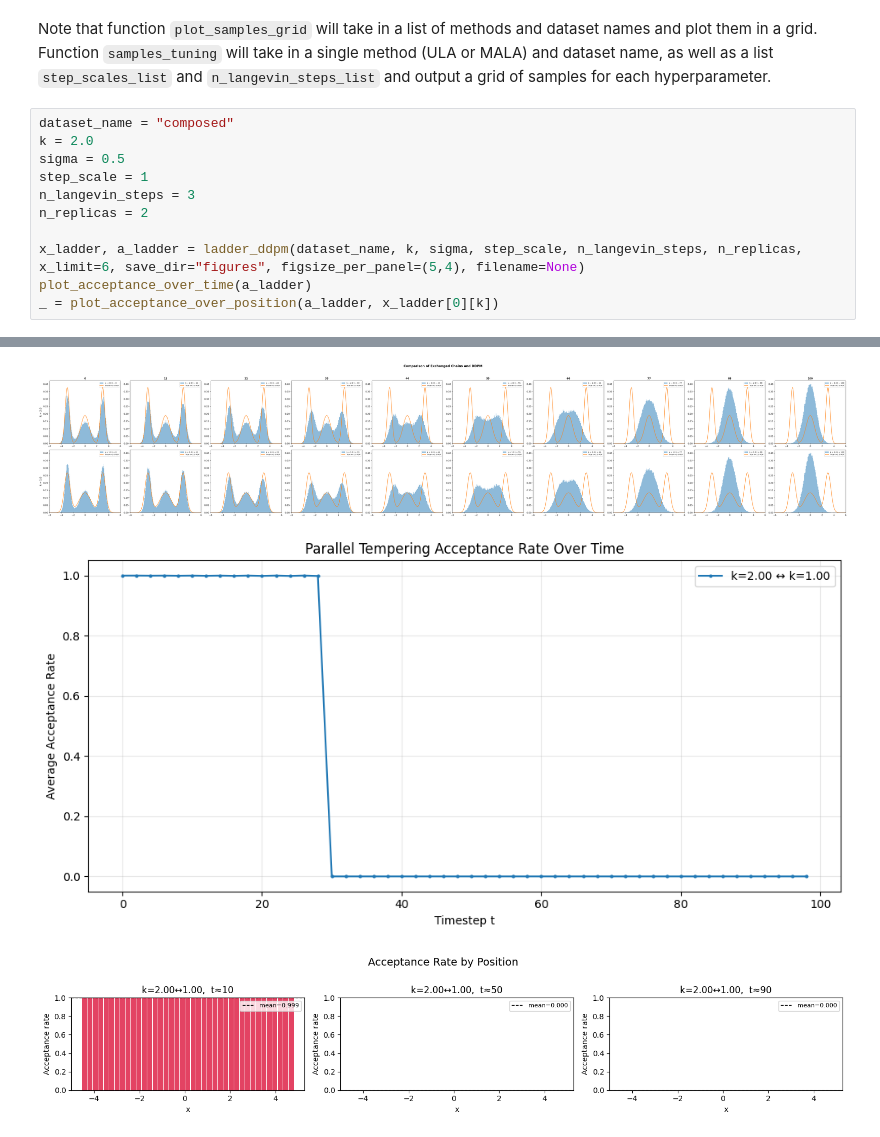
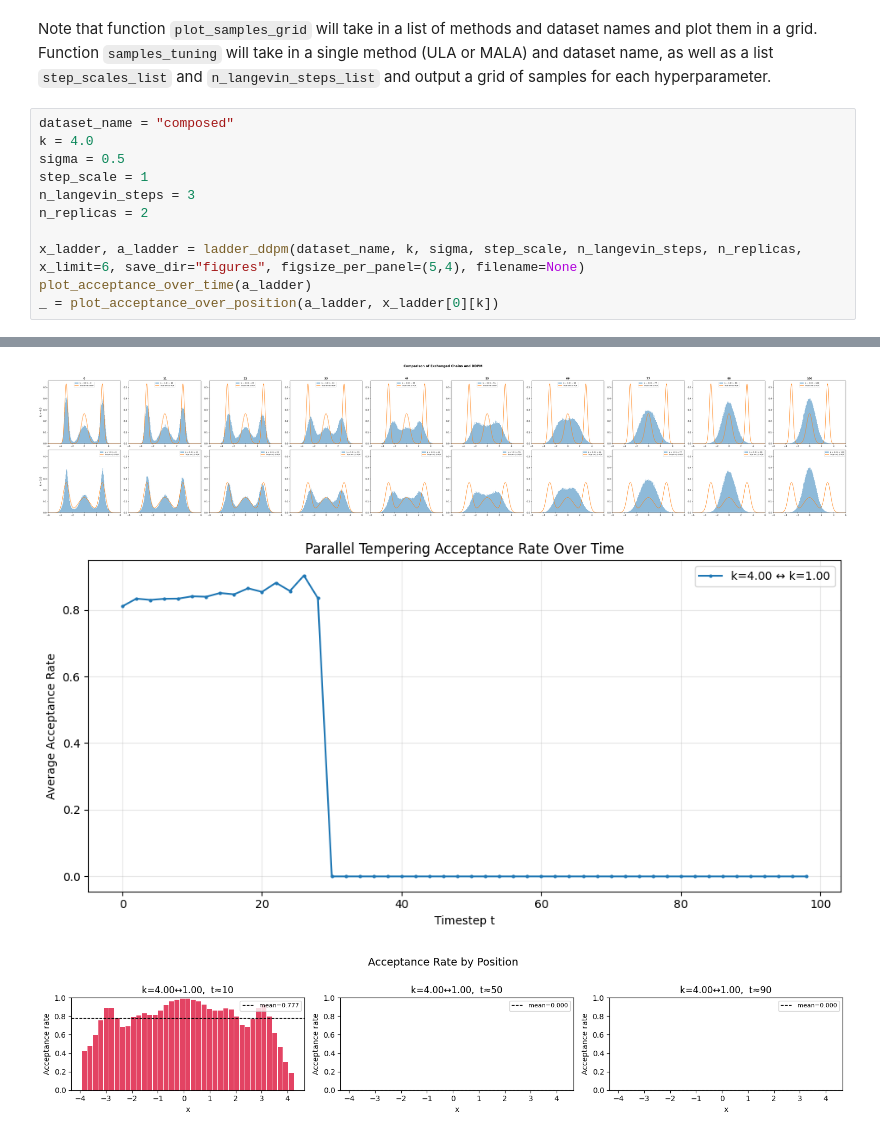
Before and after one commit to oatmeallover/parallel_tempering, a Jupyter notebook: tempered_energy.ipynb, the cells around one changed output, grey strips where cells are left out. Cells and saved outputs as stored; diff of their text form.

```diff
--- a/tempered_energy.ipynb
+++ b/tempered_energy.ipynb
@@ -14,7 +14,7 @@ from src.eval import ladder_ddpm, plot_acceptance_over_time, plot_acceptance_ove
 Note that function `plot_samples_grid` will take in a list of methods and dataset names and plot them in a grid. Function `samples_tuning` will take in a single method (ULA or MALA) and dataset name, as well as a list `step_scales_list` and `n_langevin_steps_list` and output a grid of samples for each hyperparameter.
 # %%
 dataset_name = "composed"
-k = 2.0
+k = 4.0
 sigma = 0.5
 step_scale = 1
 n_langevin_steps = 3
@@ -44,3 +44,3 @@ Running with 100 steps for [2. 1.]
-[figure, old version]
+[figure, new version]
-[figure, old version]
+[figure, new version]
-[figure, old version]
+[figure, new version]
```
Also changed, not shown: parts of 1 cell of this notebook, 4 other files.
